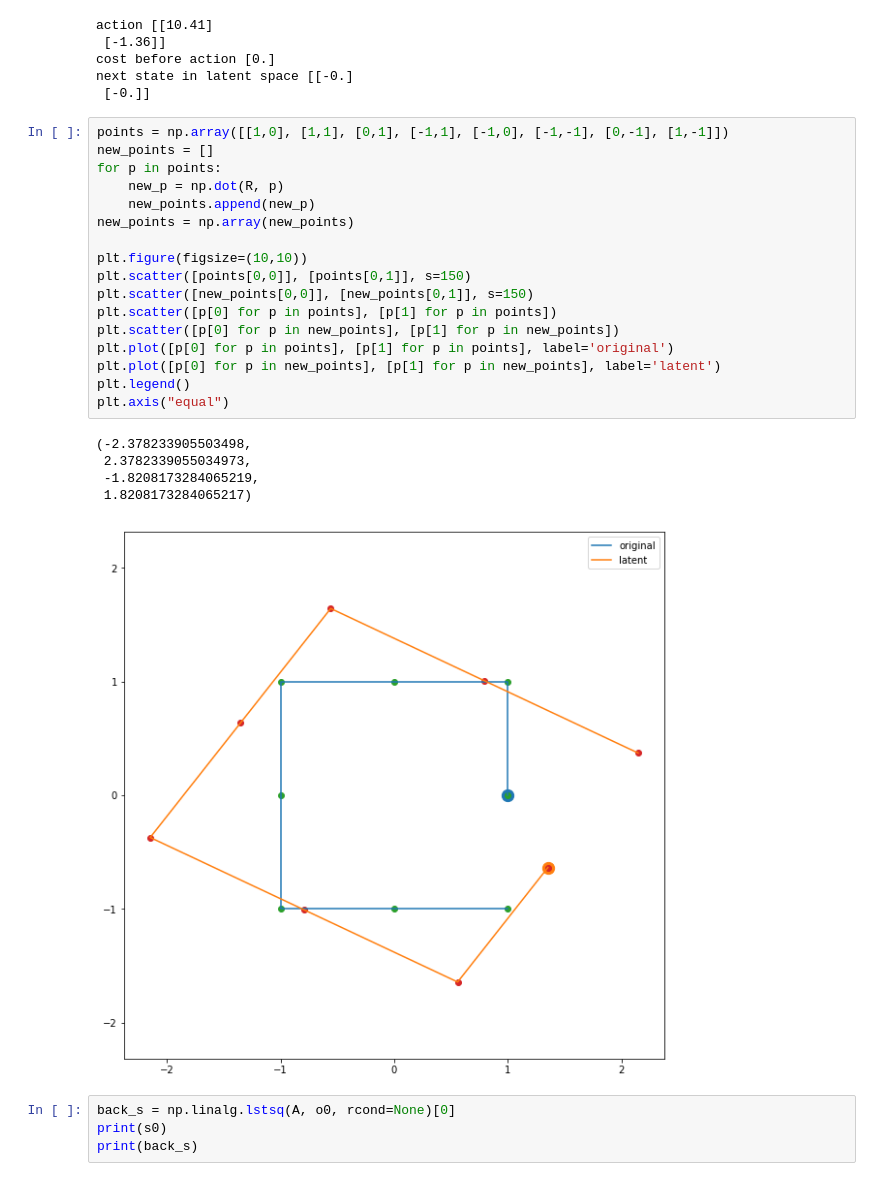
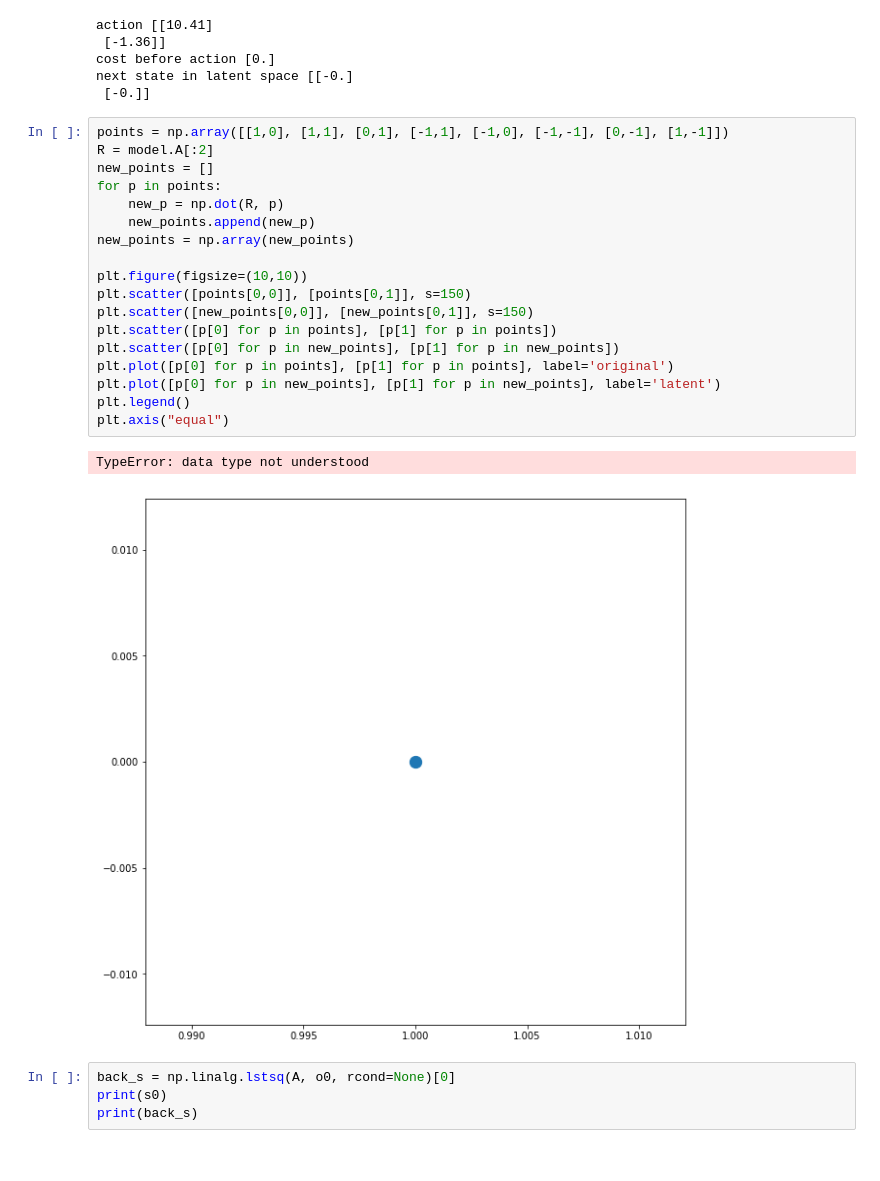
Before and after one commit to UM-ARM-Lab/unreliable-deform-manipulation, a Jupyter notebook: link_bot_notebooks/src/link_bot_notebooks/Linear TF Testing.ipynb, the cells around one changed output. Drawn from its saved outputs; the diff is of its cells as text.

```diff
--- a/link_bot_notebooks/src/link_bot_notebooks/Linear TF Testing.ipynb
+++ b/link_bot_notebooks/src/link_bot_notebooks/Linear TF Testing.ipynb
@@ -119,27 +119,25 @@ next state in latent space [[-0.]
  [-0.]]
 # %%
 points = np.array([[1,0], [1,1], [0,1], [-1,1], [-1,0], [-1,-1], [0,-1], [1,-1]])
+R = model.A[:2]
 new_points = []
 for p in points:
     new_p = np.dot(R, p)
     new_points.append(new_p)
 new_points = np.array(new_points)
 
 plt.figure(figsize=(10,10))
 plt.scatter([points[0,0]], [points[0,1]], s=150)
 plt.scatter([new_points[0,0]], [new_points[0,1]], s=150)
 plt.scatter([p[0] for p in points], [p[1] for p in points])
 plt.scatter([p[0] for p in new_points], [p[1] for p in new_points])
 plt.plot([p[0] for p in points], [p[1] for p in points], label='original')
 plt.plot([p[0] for p in new_points], [p[1] for p in new_points], label='latent')
 plt.legend()
 plt.axis("equal")
 # %% [output]
-(-2.378233905503498,
- 2.3782339055034973,
- -1.8208173284065219,
- 1.8208173284065217)
+TypeError: data type not understood
-[figure, old version]
+[figure, new version]
 # %%
 back_s = np.linalg.lstsq(A, o0, rcond=None)[0]
 print(s0)
```
Also changed, not shown: parts of 2 cells of this notebook, 8 other files.
